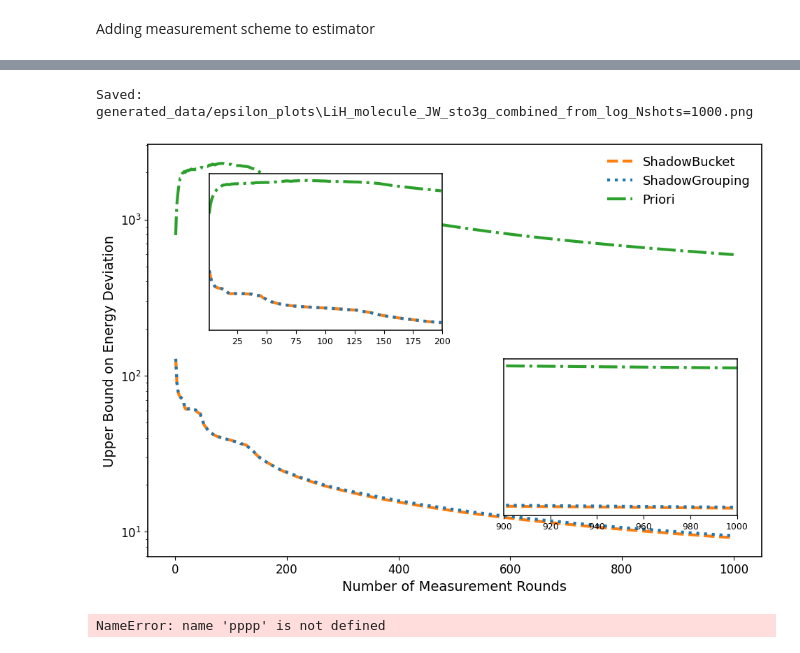
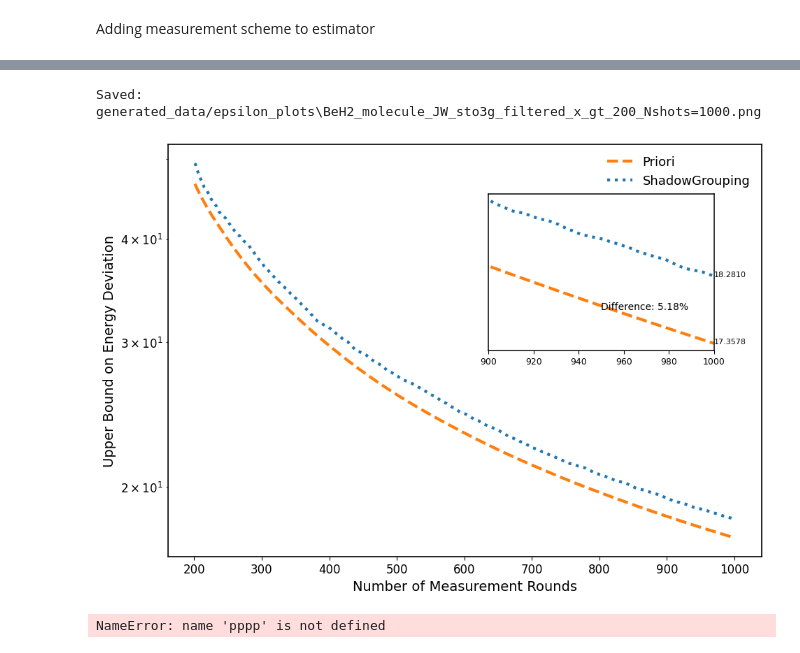
Before and after one commit to aebadi2013-droid/priory, a Jupyter notebook: sampling_SGv1.ipynb, the cells around one changed output, grey strips where cells are left out. Saved outputs shown, nothing was run; the diff lists cells and outputs as text; code cells hidden in the pictures.

Commit message:
rmse plots added

```diff
--- a/sampling_SGv1.ipynb
+++ b/sampling_SGv1.ipynb
@@ -43,7 +40,7 @@ from shadowgrouping_v2.guarantees import (
 # %% [markdown]
 Choosing molecule, basis set and fermion-to-qubit mapping
 # %%
-molecule_name = "LiH" # choose one out of the molecules ['H2', 'H2_6-31g', 'LiH', 'BeH2', 'H2O', 'NH3']
+molecule_name = "BeH2" # choose one out of the molecules ['H2', 'H2_6-31g', 'LiH', 'BeH2', 'H2O', 'NH3']
 mapping_name = "JW" # choose one out of ["JW","BK","Parity"]
 if molecule_name == 'H2':
     basis_set = "6-31g"
@@ -183,8 +181,8 @@ Nreps = 100
 eps = 0.1
 alpha = np.max(np.abs(w))/np.min(np.abs(w)) + np.min(np.abs(w))
 #alpha = 1
-#method = Shadow_Grouping(observables,w,eps,Bernstein_bound(alpha=alpha)())
-method = Priori(observables,w,eps,Bernstein_bound(alpha=alpha)()) #based on gaurantee, epsilon v1, shadowgrouping till Nhits != 0, select only cliques which lead to complete setting
+method = Shadow_Grouping(observables,w,eps,Bernstein_bound(alpha=alpha)())
+#method = Priori(observables,w,eps,Bernstein_bound(alpha=alpha)()) #based on gaurantee, epsilon v1, shadowgrouping till Nhits != 0, select only cliques which lead to complete setting
 #method = ShadowBucket(observables,w,eps,Bernstein_bound(alpha=alpha)()) #based on gaurantee, epsilon v1, shadowgrouping till Nhits != 0, select only cliques which lead to complete setting
 #method = Posteriori(observables,w,eps,Bernstein_bound(alpha=alpha)()) #based on gaurantee, epsilon v1, shadowgrouping till Nhits != 0, select only cliques which lead to complete setting
 #method = Shadow_Grouping_Update77(observables,w,eps,Bernstein_bound(alpha=alpha)()) #based on gaurantee, epsilon v1, shadowgrouping till Nhits != 0, select only cliques which lead to complete setting
@@ -554,7 +684,7 @@ def pretty_label(name: str) -> str:
 # ------------------ Figure ------------------
 fig, ax = plt.subplots(figsize=(9.5, 6.5), constrained_layout=True)
 
-# Plot main curves
+# Plot main curves for x > 200
 for m, series in data.items():
     if not series["rounds"]:
         continue
@@ -562,11 +692,18 @@ for m, series in data.items():
     x = series["rounds"]
     y = series["vals"]
 
+    # Filter data for x > 200
+    x_filtered = [xx for xx in x if xx > 200]
+    y_filtered = [yy for xx, yy in zip(x, y) if xx > 200]
+
+    if not x_filtered:
+        continue
+
     if m not in method_style:
         method_style[m] = (next(color_cycle), next(style_cycle))
 
     color, ls = method_style[m]
-    ax.plot(x, y, color=color, linestyle=ls, label=pretty_label(m))
+    ax.plot(x_filtered, y_filtered, color=color, linestyle=ls, label=pretty_label(m))
 
 ax.set_xlabel("Number of Measurement Rounds")
 ax.set_ylabel("Upper Bound on Energy Deviation")
@@ -579,7 +716,7 @@ all_x = [xx for s in data.values() for xx in s["rounds"]]
 x_min, x_max = min(all_x), max(all_x)
 
 # ------------------ INSET 1 (Zoom < 200) ------------------
-inset1 = ax.inset_axes([0.10, 0.55, 0.38, 0.38])  # left-top
+"""inset1 = ax.inset_axes([0.10, 0.55, 0.38, 0.38])  # left-top
 for m, series in data.items():
     x = series["rounds"]
     y = series["vals"]
@@ -597,42 +734,77 @@ for spine in inset1.spines.values():
     spine.set_linewidth(1.1)
 inset1.set_yticks([])
 inset1.set_ylabel("")
-inset1.tick_params(axis='y', which='both', length=0, labelleft=False)
+inset1.tick_params(axis='y', which='both', length=0, labelleft=False)"""
 # ------------------ INSET 2 (Zoom > 900) ------------------
 if x_max > 900:
-    inset2 = ax.inset_axes([0.58, 0.10, 0.38, 0.38])  # right-bottom
+    inset2 = ax.inset_axes([0.54, 0.50, 0.38, 0.38])  # right-bottom
     for m, series in data.items():
         x = series["rounds"]
         y = series["vals"]
         xf = [xx for xx in x if xx > 900]
         yf = [yy for xx, yy in zip(x, y) if xx > 900]
         if xf:
             color, ls = method_style[m]
             inset2.plot(xf, yf, color=color, linestyle=ls)
 
     inset2.set_xlim(900, x_max)
     inset2.set_yscale("log")
     inset2.grid(False)
     inset2.tick_params(labelsize=9)
     for spine in inset2.spines.values():
         spine.set_linewidth(1.1)
     inset2.set_yticks([])
     inset2.set_ylabel("")
     inset2.tick_params(axis='y', which='both', length=0, labelleft=False)
+
+    # ------------------ Annotate Final Values and Percentage Differences in INSET 2 ------------------
+    # Extract final values for each method
+    final_values = {m: series["vals"][-1] for m, series in data.items() if series["rounds"]}
+
+    # Annotate final values beside each method line
+    for method, value in final_values.items():
+        x_final = max(data[method]["rounds"])
+        y_final = value
+        inset2.text(
+            x_final, y_final,
+            f"{value:.4f}",
+            fontsize=8,
+            color="black",
+            ha="left"
+        )
+
+    # Calculate percentage differences and annotate as labels
+    methods = list(final_values.keys())
+    for i, method1 in enumerate(methods):
+        for method2 in methods[i+1:]:
+            diff = abs(final_values[method1] - final_values[method2])
+            avg = (final_values[method1] + final_values[method2]) / 2
+            percent_diff = (diff / avg) * 100
+
+            # Annotate the percentage difference as a label
+            y_mid = (final_values[method1] + final_values[method2]) / 2
+            inset2.text(
+                950, y_mid,
+                f"Difference: {percent_diff:.2f}%",
+                fontsize=10,
+                color="black",
+                ha="left"
+            )
+
 # ------------------ Save & Show ------------------
 combined_plot = os.path.join(
     save_dir,
-    savename.replace(".txt", "").format("combined_from_log") + f"Nshots={Nrounds}.png"
-)
+    savename.replace(".txt", "").format("filtered_x_gt_200") + f"Nshots={Nrounds}.png"
+    )
 
 fig.savefig(combined_plot, dpi=300)  # no bbox_inches="tight" → no renderer bugs
 print(f"Saved: {combined_plot}")
 
 plt.show()
 plt.close(fig)
 # %% [output]
-Saved: generated_data/epsilon_plots\LiH_molecule_JW_sto3g_combined_from_log_Nshots=1000.png
+Saved: generated_data/epsilon_plots\BeH2_molecule_JW_sto3g_filtered_x_gt_200_Nshots=1000.png
-[figure, old version]
+[figure, new version]
 # %%
 pppp
 # %% [output]
```
Also changed, not shown: parts of 12 cells of this notebook, 13 other files.
